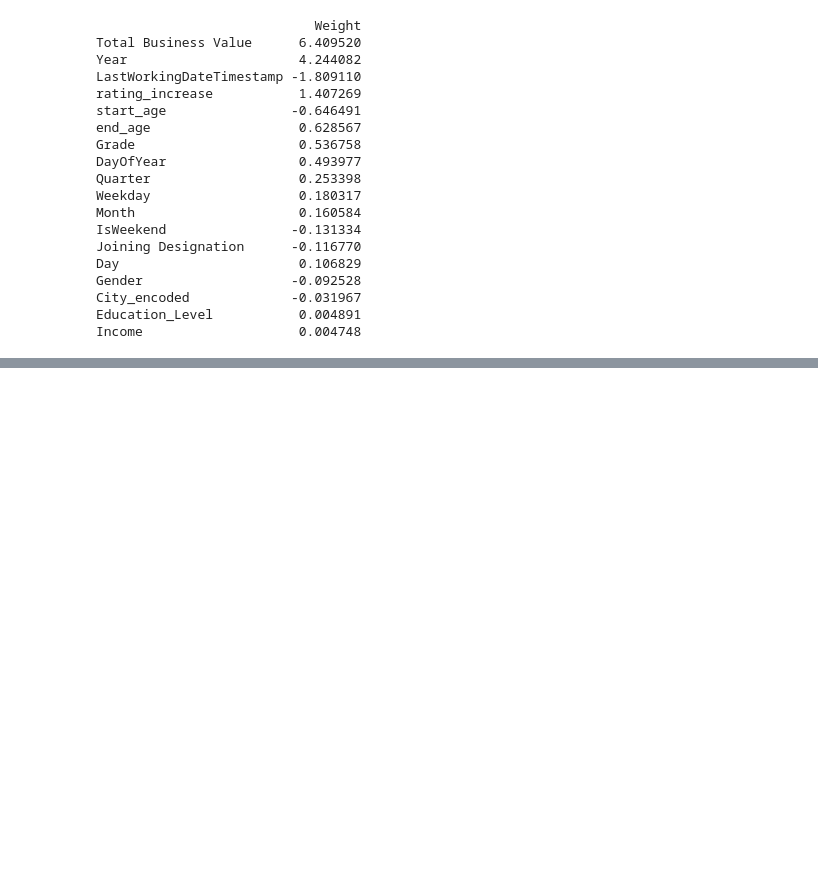
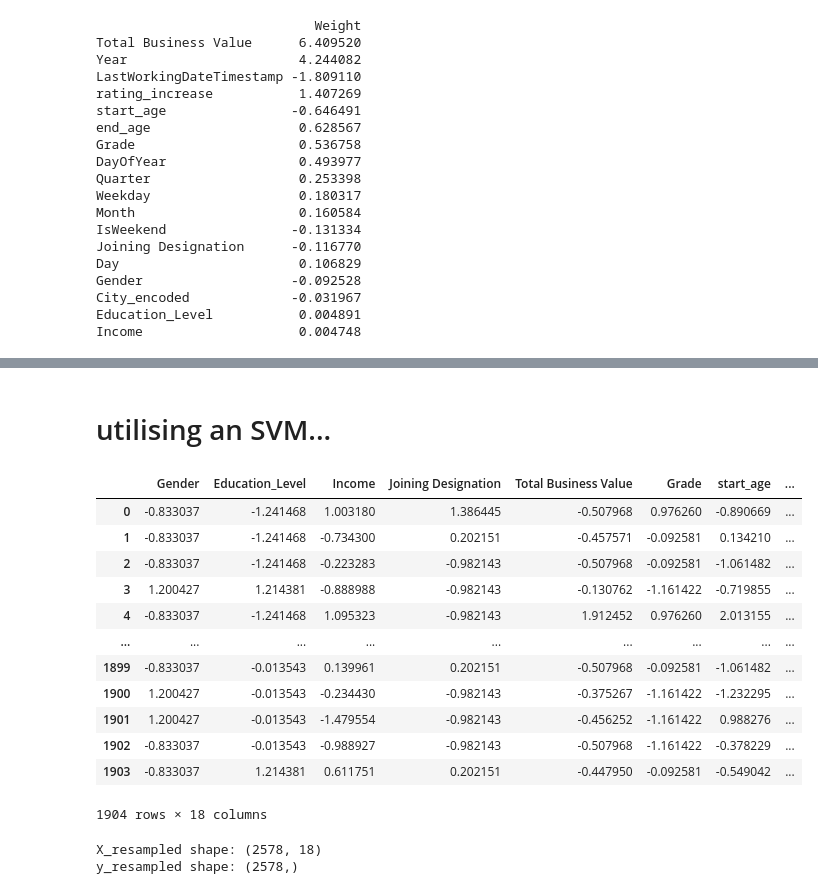
Before and after one commit to Demon-Sheriff/Linear-Alg_ML_fs, a Jupyter notebook: OLA_case_study.ipynb, the cells around one changed output, grey strips where cells are left out. Saved outputs shown, nothing was run; the diff lists cells and outputs as text; code cells hidden in the pictures; blank space fills up the shorter version.

```diff
--- a/OLA_case_study.ipynb
+++ b/OLA_case_study.ipynb
@@ -960,0 +1008,24 @@ Income                    0.004748
+# %% [markdown]
+# utilising an SVM...
+# %%
+X_train
+# %% [output]
+|  | Gender | Education_Level | Income | Joining Designation | Total Business Value | Grade | start_age | ... |
+| 0 | -0.833037 | -1.241468 | 1.003180 | 1.386445 | -0.507968 | 0.976260 | -0.890669 | ... |
+| 1 | -0.833037 | -1.241468 | -0.734300 | 0.202151 | -0.457571 | -0.092581 | 0.134210 | ... |
+| 2 | -0.833037 | -1.241468 | -0.223283 | -0.982143 | -0.507968 | -0.092581 | -1.061482 | ... |
+| 3 | 1.200427 | 1.214381 | -0.888988 | -0.982143 | -0.130762 | -1.161422 | -0.719855 | ... |
+| 4 | -0.833037 | -1.241468 | 1.095323 | -0.982143 | 1.912452 | 0.976260 | 2.013155 | ... |
+| ... | ... | ... | ... | ... | ... | ... | ... | ... |
+| 1899 | -0.833037 | -0.013543 | 0.139961 | 0.202151 | -0.507968 | -0.092581 | -1.061482 | ... |
+| 1900 | 1.200427 | -0.013543 | -0.234430 | -0.982143 | -0.375267 | -1.161422 | -1.232295 | ... |
+| 1901 | 1.200427 | -0.013543 | -1.479554 | -0.982143 | -0.456252 | -1.161422 | 0.988276 | ... |
+| 1902 | -0.833037 | -0.013543 | -0.988927 | -0.982143 | -0.507968 | -1.161422 | -0.378229 | ... |
+| 1903 | -0.833037 | 1.214381 | 0.611751 | 0.202151 | -0.447950 | -0.092581 | -0.549042 | ... |
+1904 rows × 18 columns
+# %%
+print(f"X_resampled shape: {X_resampled.shape}")
+print(f"y_resampled shape: {y_resampled.shape}")
+# %% [output]
+X_resampled shape: (2578, 18)
+y_resampled shape: (2578,)
```
Also changed, not shown: parts of 16 cells of this notebook.
